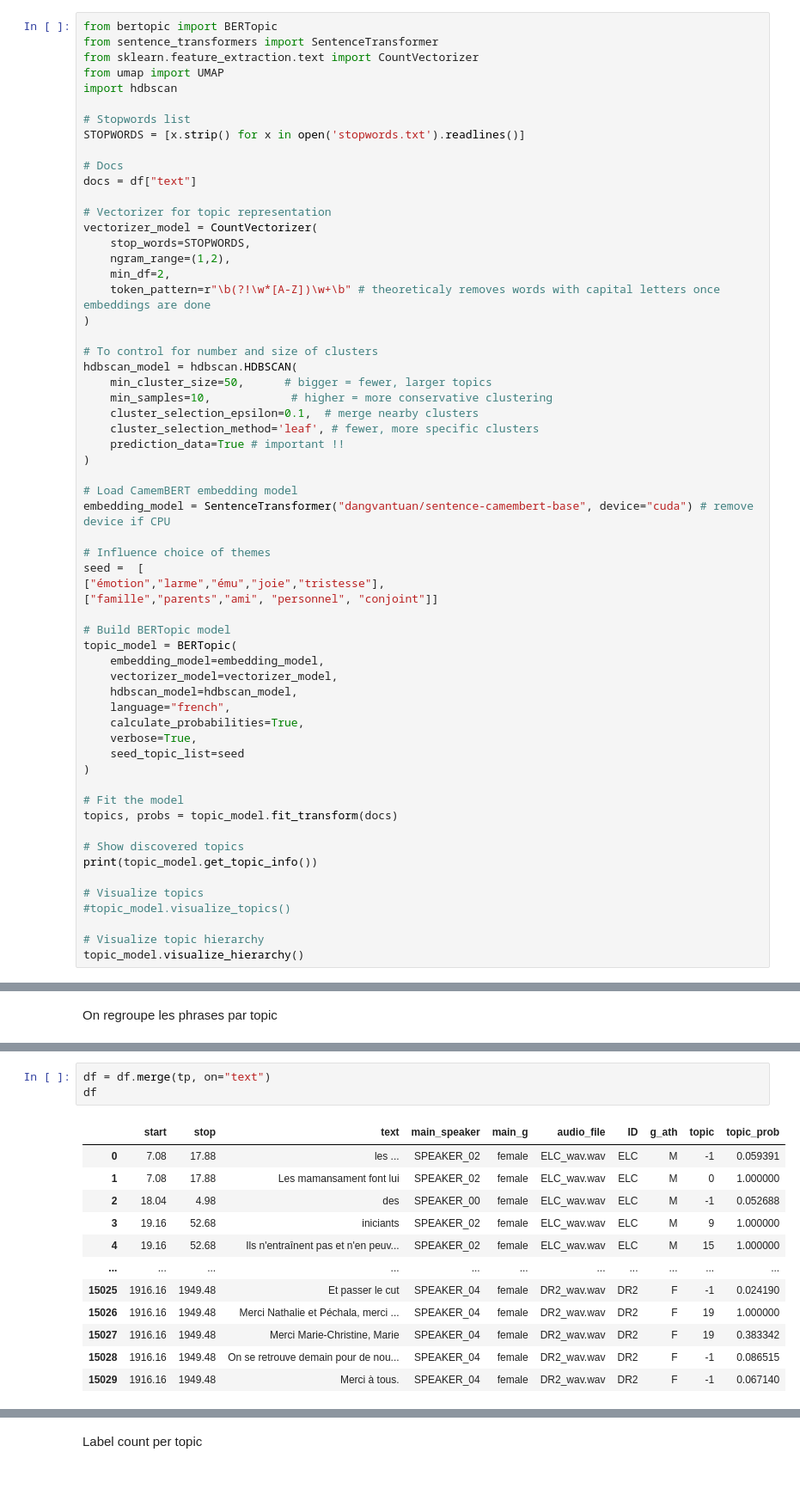
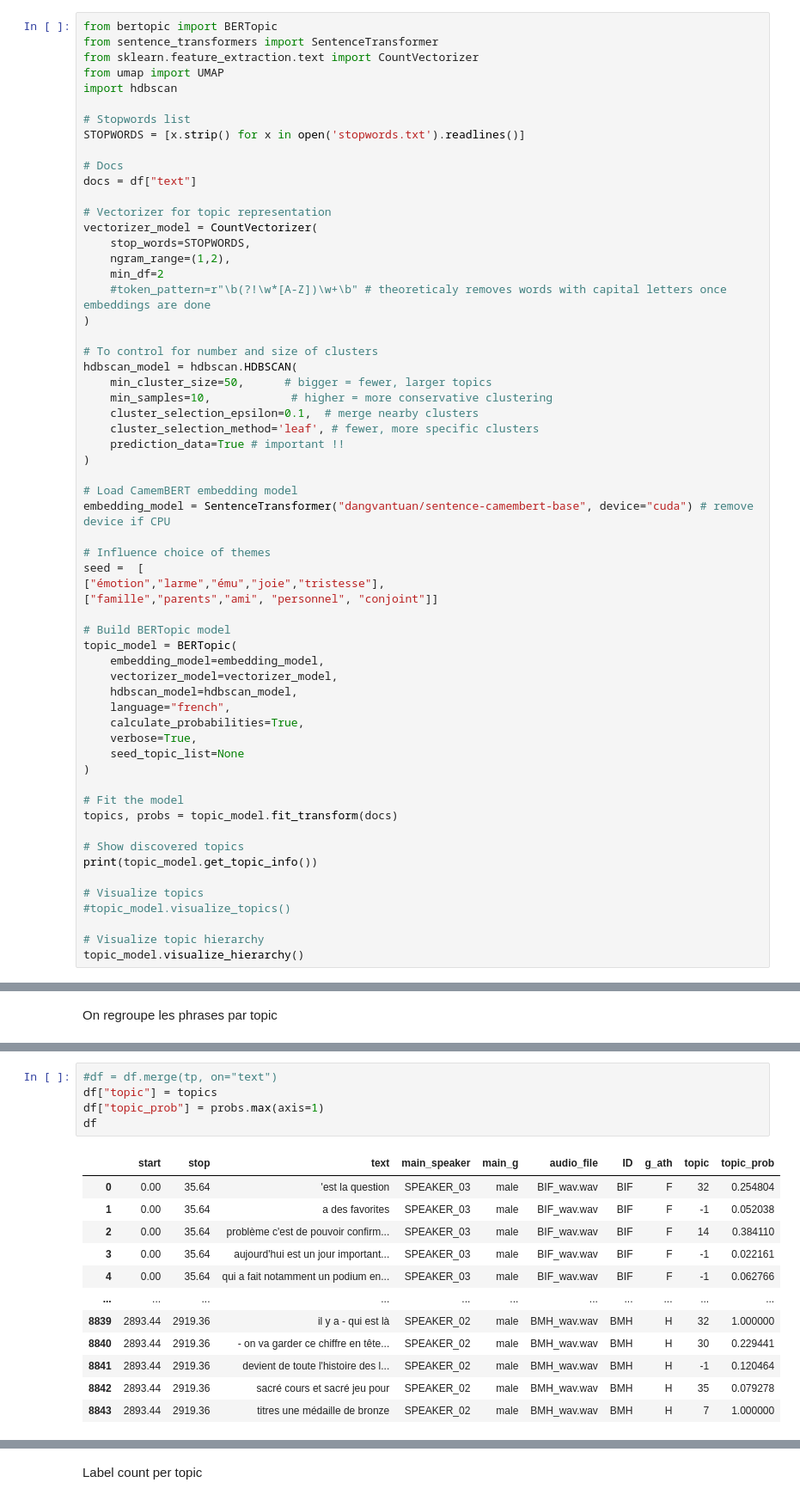
Before and after one commit to lucas-cumunel/PESSD-GBOGC, a Jupyter notebook: topic_modeling.ipynb, the cells around one changed output, grey strips where cells are left out. Shown at 86% size. Drawn from its saved outputs; the diff is of its cells as text.

```diff
--- a/topic_modeling.ipynb
+++ b/topic_modeling.ipynb
@@ -125,8 +125,8 @@ docs = df["text"]
 vectorizer_model = CountVectorizer(
     stop_words=STOPWORDS,
     ngram_range=(1,2),
-    min_df=2,
-    token_pattern=r"\b(?!\w*[A-Z])\w+\b" # theoreticaly removes words with capital letters once embeddings are done
+    min_df=2
+    #token_pattern=r"\b(?!\w*[A-Z])\w+\b" # theoreticaly removes words with capital letters once embeddings are done
 )
 
 # To control for number and size of clusters
@@ -154,7 +154,7 @@ topic_model = BERTopic(
     language="french",
     calculate_probabilities=True,
     verbose=True,
-    seed_topic_list=seed
+    seed_topic_list=None
 )
 
 # Fit the model
@@ -199,16 +212,18 @@ tp = pd.DataFrame({
 # %%
-df = df.merge(tp, on="text")
+#df = df.merge(tp, on="text")
+df["topic"] = topics
+df["topic_prob"] = probs.max(axis=1)
 df
 # %% [output]
 |  | start | stop | text | main_speaker | main_g | audio_file | ID | g_ath | topic | topic_prob |
-| 0 | 7.08 | 17.88 | les ... | SPEAKER_02 | female | ELC_wav.wav | ELC | M | -1 | 0.059391 |
-| 1 | 7.08 | 17.88 | Les mamansament font lui | SPEAKER_02 | female | ELC_wav.wav | ELC | M | 0 | 1.000000 |
-| 2 | 18.04 | 4.98 | des | SPEAKER_00 | female | ELC_wav.wav | ELC | M | -1 | 0.052688 |
-| 3 | 19.16 | 52.68 | iniciants | SPEAKER_02 | female | ELC_wav.wav | ELC | M | 9 | 1.000000 |
-| 4 | 19.16 | 52.68 | Ils n'entraînent pas et n'en peuv... | SPEAKER_02 | female | ELC_wav.wav | ELC | M | 15 | 1.000000 |
+| 0 | 0.00 | 35.64 | 'est la question | SPEAKER_03 | male | BIF_wav.wav | BIF | F | 32 | 0.254804 |
+| 1 | 0.00 | 35.64 | a des favorites | SPEAKER_03 | male | BIF_wav.wav | BIF | F | -1 | 0.052038 |
+| 2 | 0.00 | 35.64 | problème c'est de pouvoir confirm... | SPEAKER_03 | male | BIF_wav.wav | BIF | F | 14 | 0.384110 |
+| 3 | 0.00 | 35.64 | aujourd'hui est un jour important... | SPEAKER_03 | male | BIF_wav.wav | BIF | F | -1 | 0.022161 |
+| 4 | 0.00 | 35.64 | qui a fait notamment un podium en... | SPEAKER_03 | male | BIF_wav.wav | BIF | F | -1 | 0.062766 |
 | ... | ... | ... | ... | ... | ... | ... | ... | ... | ... | ... |
-| 15025 | 1916.16 | 1949.48 | Et passer le cut | SPEAKER_04 | female | DR2_wav.wav | DR2 | F | -1 | 0.024190 |
-| 15026 | 1916.16 | 1949.48 | Merci Nathalie et Péchala, merci ... | SPEAKER_04 | female | DR2_wav.wav | DR2 | F | 19 | 1.000000 |
-| 15027 | 1916.16 | 1949.48 | Merci Marie-Christine, Marie | SPEAKER_04 | female | DR2_wav.wav | DR2 | F | 19 | 0.383342 |
-| 15028 | 1916.16 | 1949.48 | On se retrouve demain pour de nou... | SPEAKER_04 | female | DR2_wav.wav | DR2 | F | -1 | 0.086515 |
-| 15029 | 1916.16 | 1949.48 | Merci à tous. | SPEAKER_04 | female | DR2_wav.wav | DR2 | F | -1 | 0.067140 |
+| 8839 | 2893.44 | 2919.36 | il y a - qui est là | SPEAKER_02 | male | BMH_wav.wav | BMH | H | 32 | 1.000000 |
+| 8840 | 2893.44 | 2919.36 | - on va garder ce chiffre en tête... | SPEAKER_02 | male | BMH_wav.wav | BMH | H | 30 | 0.229441 |
+| 8841 | 2893.44 | 2919.36 | devient de toute l'histoire des l... | SPEAKER_02 | male | BMH_wav.wav | BMH | H | -1 | 0.120464 |
+| 8842 | 2893.44 | 2919.36 | sacré cours et sacré jeu pour | SPEAKER_02 | male | BMH_wav.wav | BMH | H | 35 | 0.079278 |
+| 8843 | 2893.44 | 2919.36 | titres une médaille de bronze | SPEAKER_02 | male | BMH_wav.wav | BMH | H | 7 | 1.000000 |
```
Also changed, not shown: parts of 10 cells of this notebook.
